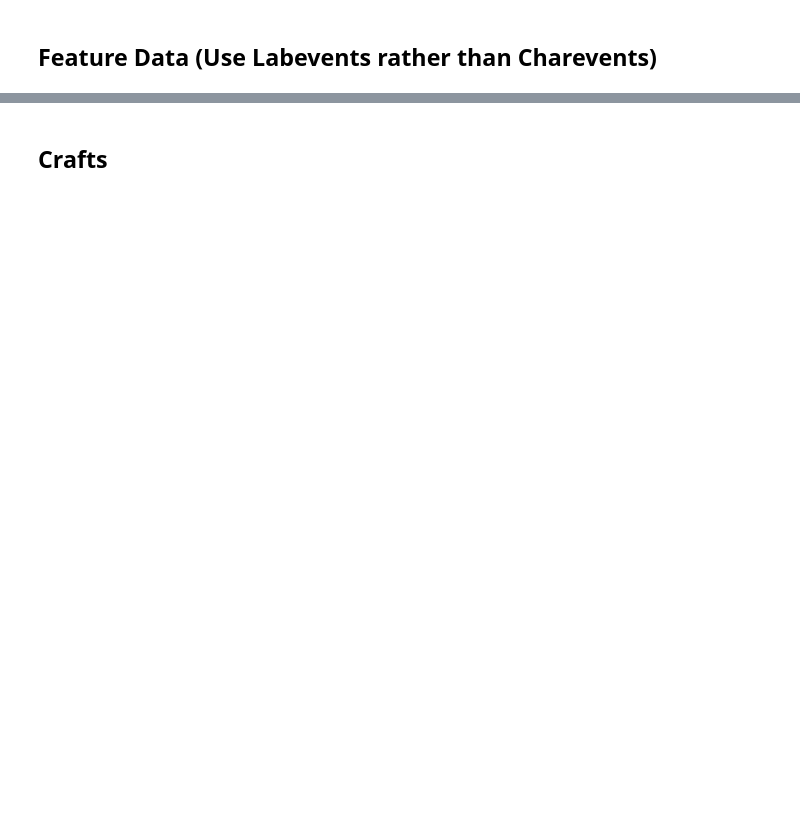
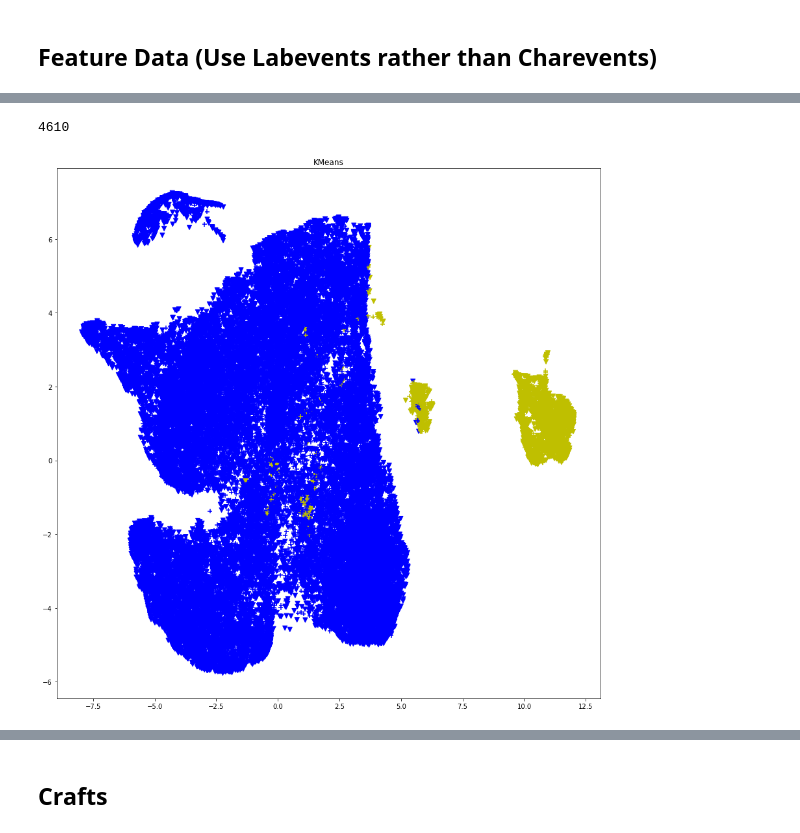
Before and after one commit to liuzi/Clinic-Analysis, a Jupyter notebook: Clustering.ipynb, the cells around one changed output, grey strips where cells are left out. Drawn from its saved outputs; the diff is of its cells as text; code cells hidden in the pictures; blank space fills up the shorter version.

```diff
--- a/Clustering.ipynb
+++ b/Clustering.ipynb
@@ -290,0 +365,20 @@ plt.show()
+# %%
+## all data
+import umap
+# from sklearn.datasets import load_digits
+
+# digits = load_digits()
+
+embedding = umap.UMAP().fit_transform(user_finaldf)
+
+actual_labels['LABEL'] = actual_labels['LABEL'].astype(int)
+actual_labels['PREDICTED']=y_pred
+actual_labels['X0']=embedding[:,0]
+actual_labels['X1']=embedding[:,1]
+# actual_labels[:10]
+# pd.concat([y_pred, actual_labels['LABEL'].astype(int)],axis=1).head()
+# embedding.tolist()
+true_X = actual_labels[actual_labels['LABEL']==0]
+false_X = actual_labels[actual_labels['LABEL']==1]
+# true_X.head()
+# true_X['LABEL'].head()
@@ -290,0 +428,28 @@ plt.show()
+# %%
+len(random_sample_df)
+# %% [output]
+4610
+# %%
+import matplotlib.pyplot as plt
+
+def plot_cluster(true_X, false_X, PRED = 'PREDICTED'):
+    colors = ['b','y']
+
+    # marker=[markers[x] for x in actual_labels['LABEL'].astype(int)]
+    plt.figure(figsize=(15, 15))
+    # for i in range(len(embedding)):
+    #     plt.scatter(embedding[i,0], embedding[i,1],
+    #                 c = colors[y_pred[i]],
+    #                 marker = markers[int(actual_labels['LABEL'][i])])
+    # v: Label indicates heart failure
+    plt.scatter(true_X['X0'],true_X['X1'],c=[colors[x] for x in true_X[PRED]],marker="v",s=50)
+    plt.scatter(false_X['X0'],false_X['X1'],c=[colors[x] for x in false_X[PRED]],marker="+",s=50)
+    #             ,marker=actual_labels['LABEL'].astype(int))
+    # [markers[x] for x in actual_labels['LABEL'].astype(int)]
+
+    plt.title("KMeans")
+    plt.show()
+# %%
+plot_cluster(true_X,false_X)
+# %% [output]
+[figure, added]
```
Also changed, not shown: parts of 52 cells of this notebook, 4 other files.
